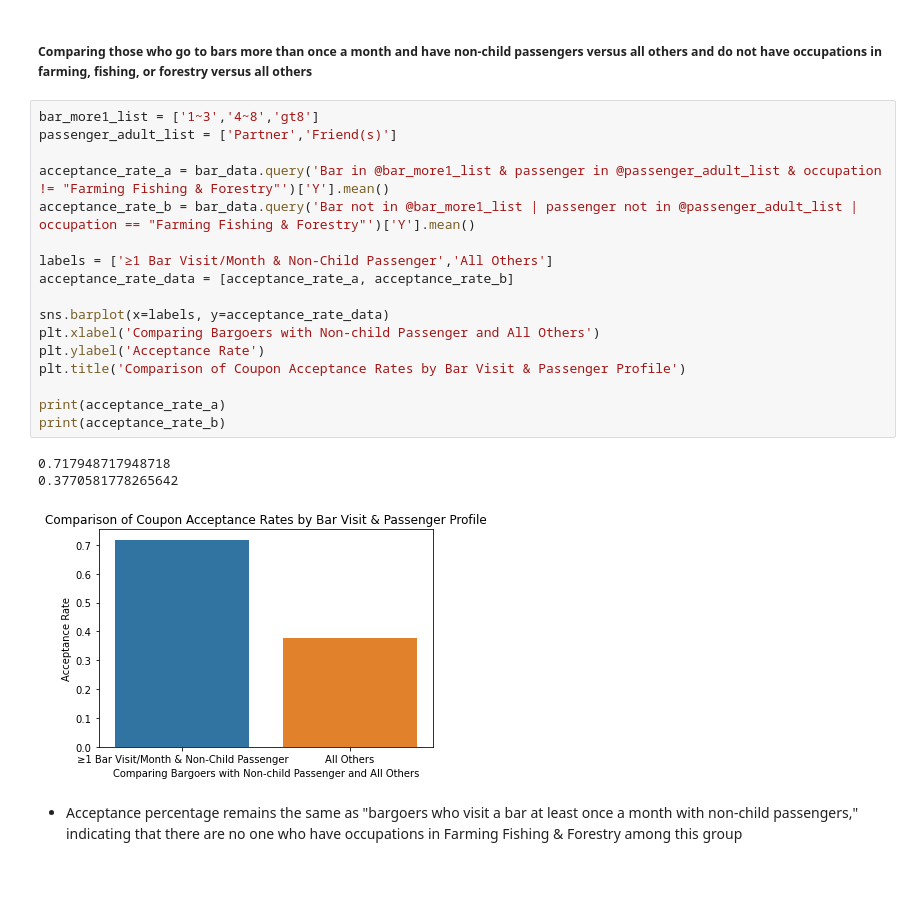
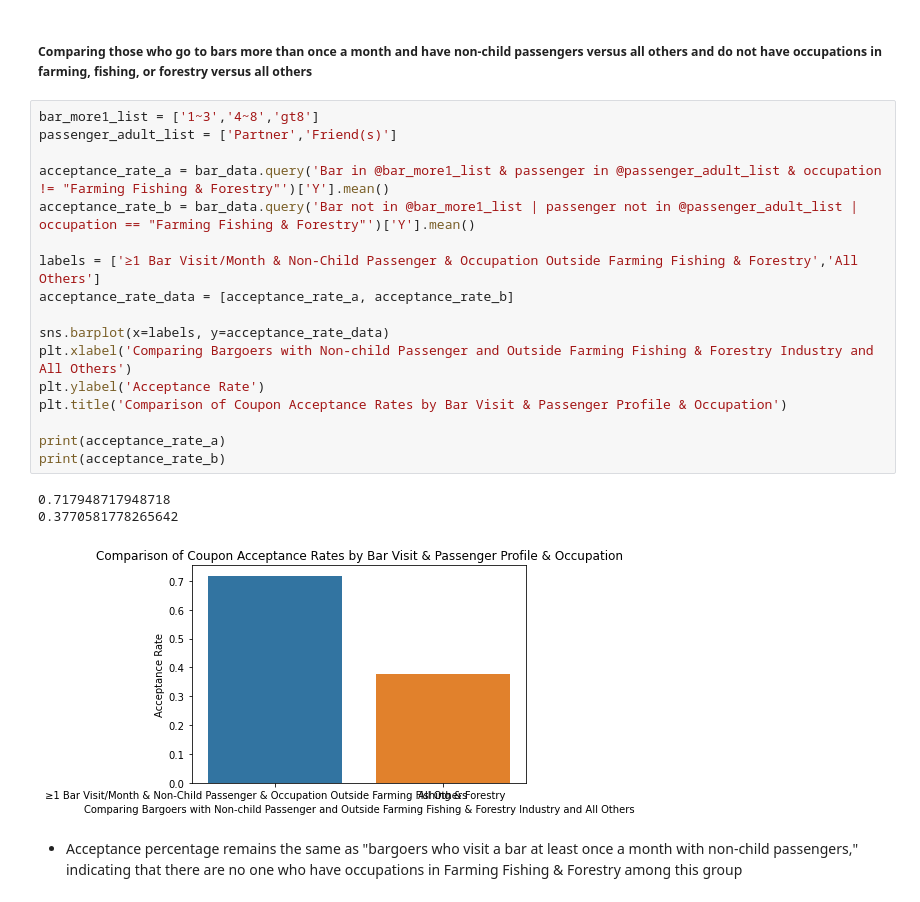
Before and after one commit to hanwoonglee1/BerkeleyMLAIProject1, a Jupyter notebook: practical_application_prompt_5.1.ipynb, the cells around one changed output. Drawn from its saved outputs; the diff is of its cells as text.

```diff
--- a/practical_application_prompt_5.1.ipynb
+++ b/practical_application_prompt_5.1.ipynb
@@ -501,24 +501,24 @@ print(acceptance_rate_b)
 # %%
 bar_more1_list = ['1~3','4~8','gt8']
 passenger_adult_list = ['Partner','Friend(s)']
 
 acceptance_rate_a = bar_data.query('Bar in @bar_more1_list & passenger in @passenger_adult_list & occupation != "Farming Fishing & Forestry"')['Y'].mean()
 acceptance_rate_b = bar_data.query('Bar not in @bar_more1_list | passenger not in @passenger_adult_list | occupation == "Farming Fishing & Forestry"')['Y'].mean()
 
-labels = ['≥1 Bar Visit/Month & Non-Child Passenger','All Others']
+labels = ['≥1 Bar Visit/Month & Non-Child Passenger & Occupation Outside Farming Fishing & Forestry','All Others']
 acceptance_rate_data = [acceptance_rate_a, acceptance_rate_b]
 
 sns.barplot(x=labels, y=acceptance_rate_data)
-plt.xlabel('Comparing Bargoers with Non-child Passenger and All Others')
+plt.xlabel('Comparing Bargoers with Non-child Passenger and Outside Farming Fishing & Forestry Industry and All Others')
 plt.ylabel('Acceptance Rate')
-plt.title('Comparison of Coupon Acceptance Rates by Bar Visit & Passenger Profile')
+plt.title('Comparison of Coupon Acceptance Rates by Bar Visit & Passenger Profile & Occupation')
 
 print(acceptance_rate_a)
 print(acceptance_rate_b)
 # %% [output]
 0.717948717948718
 0.3770581778265642
-[figure, old version]
+[figure, new version]
 # %% [markdown]
 * Acceptance percentage remains the same as "bargoers who visit a bar at least once a month with non-child passengers," indicating that there are no one who have occupations in Farming Fishing & Forestry among this group
 # %% [markdown]
```
Also changed, not shown: parts of 3 cells of this notebook.
